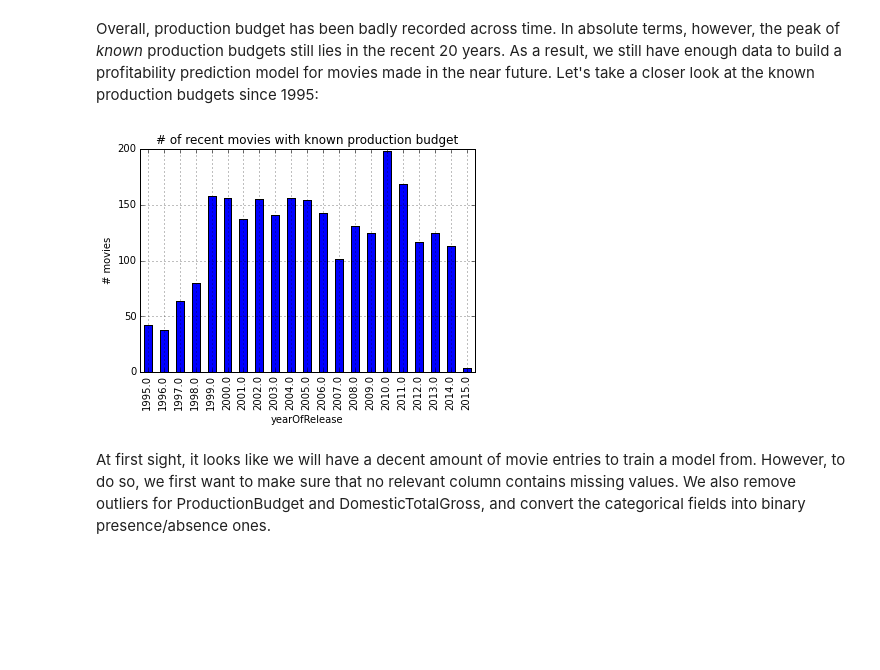
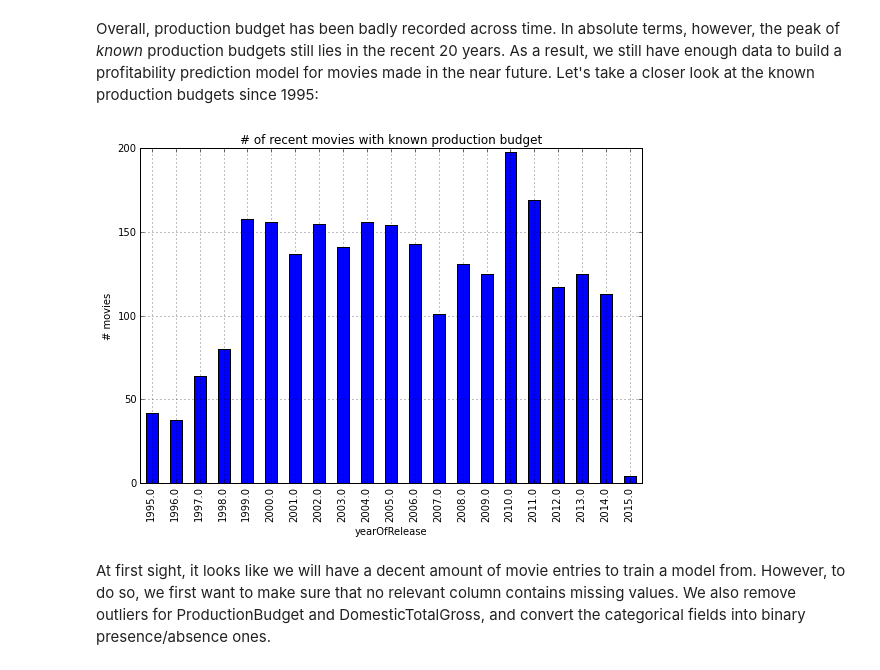
Before and after one commit to fdurant/linres_challenges, a Jupyter notebook: linear_regression_challenges_2.ipynb, the cells around one changed output. Saved outputs shown, nothing was run; the diff lists cells and outputs as text; code cells hidden in the pictures; blank space fills up the shorter version.

Commit message:
Completed (and polluted) the IPython notebook for the 2nd linres challenge series with loads of additional calculations and graphs for the Luther project

```diff
--- a/linear_regression_challenges_2.ipynb
+++ b/linear_regression_challenges_2.ipynb
@@ -54,13 +58,13 @@ plt.show()
 # %% [markdown]
 Overall, production budget has been badly recorded across time. In absolute terms, however, the peak of _known_ production budgets still lies in the recent 20 years. As a result, we still have enough data to build a profitability prediction model for movies made in the near future. Let's take a closer look at the known production budgets since 1995:
 # %%
-plt.figure(1)
+plt.figure(15, figsize=(9,6))
 plt.title("# of recent movies with known production budget")
 yearlyWithProductionBudget[1995:2015].plot(kind='bar')
 plt.ylabel("# movies")
 plt.show()
 # %% [output]
-[figure, old version]
+[figure, new version]
 # %% [markdown]
 At first sight, it looks like we will have a decent amount of movie entries to train a model from. However, to do so, we first want to make sure that no relevant column contains missing values. We also remove outliers for ProductionBudget and DomesticTotalGross, and convert the categorical fields into binary presence/absence ones.
 # %%
```
Also changed, not shown: parts of 35 cells of this notebook.
